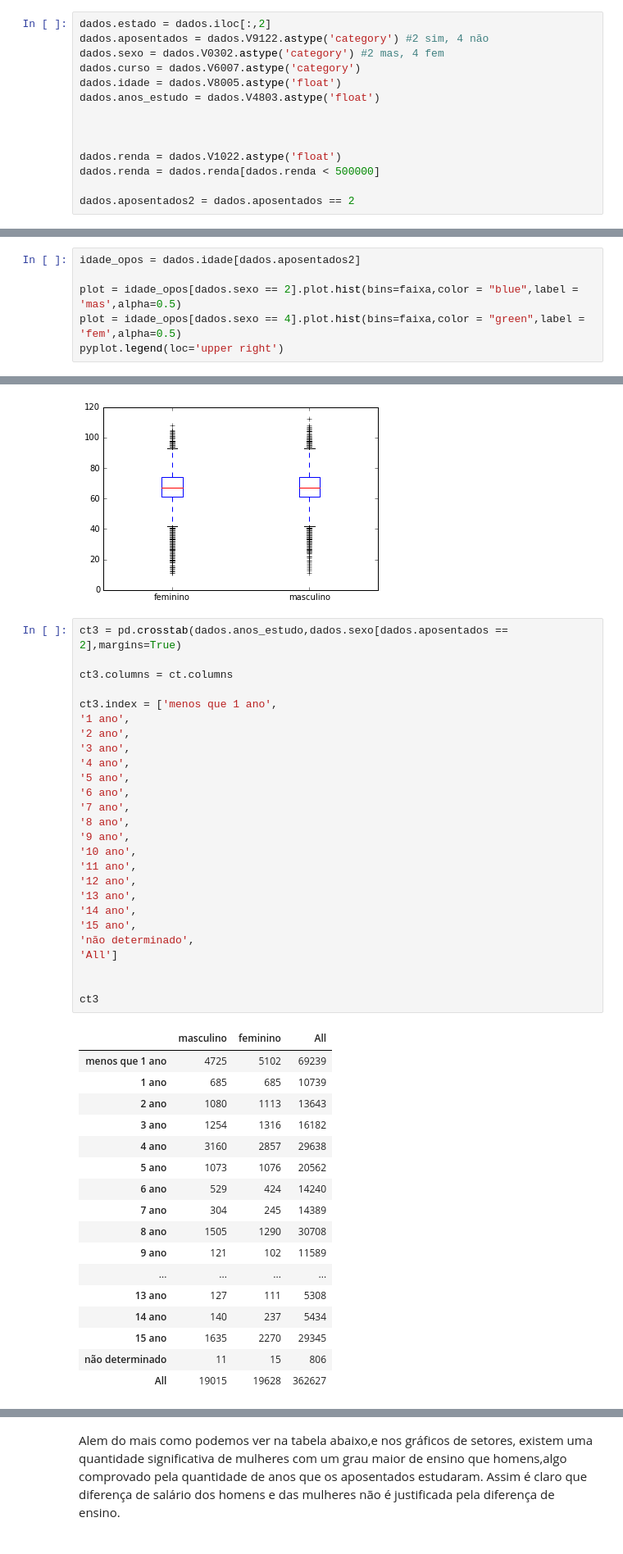
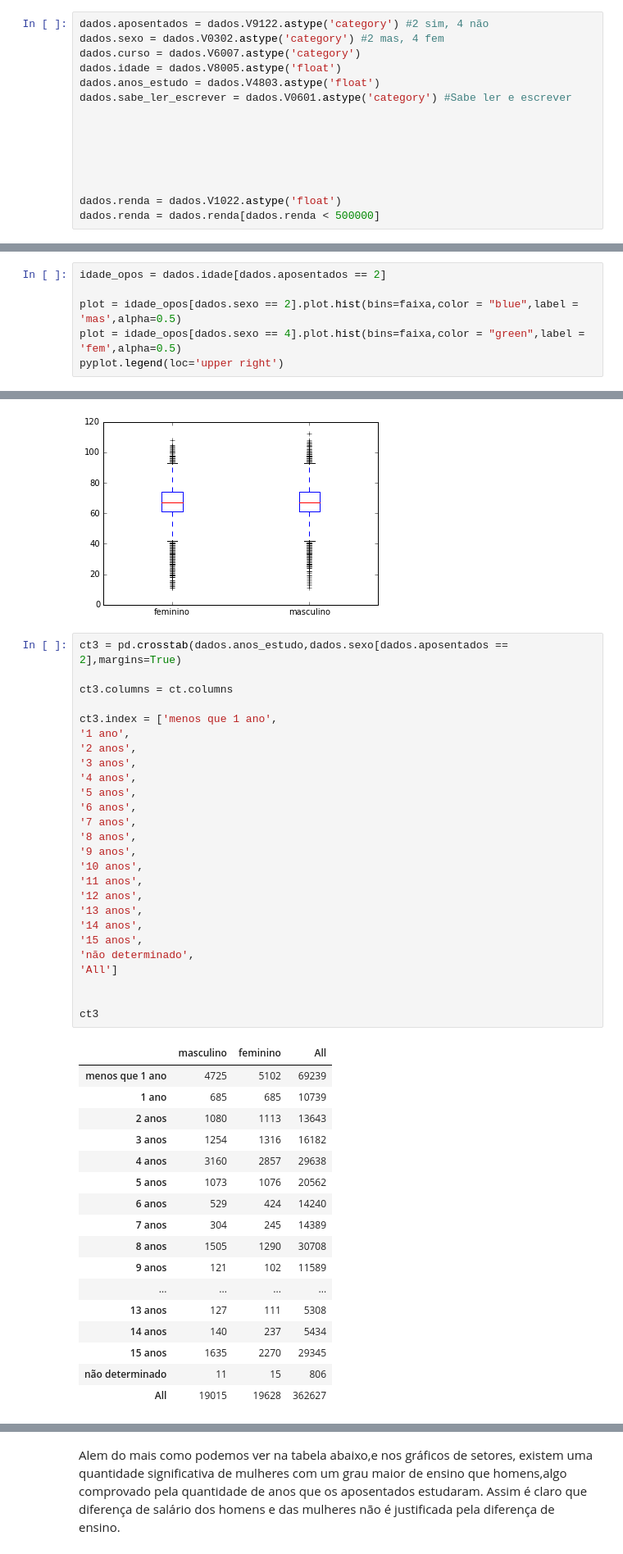
Before and after one commit to Formulos/CD, a Jupyter notebook: Projeto 1/Projeto 1.ipynb, the cells around one changed output, grey strips where cells are left out. Shown: that part at 82% size. Drawn from its saved outputs; the diff is of its cells as text.

```diff
--- a/Projeto 1/Projeto 1.ipynb
+++ b/Projeto 1/Projeto 1.ipynb
@@ -41,17 +43,18 @@ dados = dados[~ dados.x.isnull()] tira todos os null de x
 # %%
-dados.estado = dados.iloc[:,2]
 dados.aposentados = dados.V9122.astype('category') #2 sim, 4 não
 dados.sexo = dados.V0302.astype('category') #2 mas, 4 fem
 dados.curso = dados.V6007.astype('category')
 dados.idade = dados.V8005.astype('float')
 dados.anos_estudo = dados.V4803.astype('float')
+dados.sabe_ler_escrever = dados.V0601.astype('category') #Sabe ler e escrever
+
+
+
 
 
 
 dados.renda = dados.V1022.astype('float')
 dados.renda = dados.renda[dados.renda < 500000]
-
-dados.aposentados2 = dados.aposentados == 2
 # %%
 
 """
@@ -214,6 +217,6 @@ x.round(decimals=0)
 dtype: float64
 # %%
-idade_opos = dados.idade[dados.aposentados2]
+idade_opos = dados.idade[dados.aposentados == 2]
 
 plot = idade_opos[dados.sexo == 2].plot.hist(bins=faixa,color = "blue",label = 'mas',alpha=0.5)
 plot = idade_opos[dados.sexo == 4].plot.hist(bins=faixa,color = "green",label = 'fem',alpha=0.5)
@@ -234,44 +237,44 @@ dados.idade_sexo.plot.box()
 # %%
 ct3 = pd.crosstab(dados.anos_estudo,dados.sexo[dados.aposentados == 2],margins=True)
 
 ct3.columns = ct.columns
 
 ct3.index = ['menos que 1 ano',
 '1 ano',
-'2 ano',
-'3 ano',
-'4 ano',
-'5 ano',
-'6 ano',
-'7 ano',
-'8 ano',
-'9 ano',
-'10 ano',
-'11 ano',
-'12 ano',
-'13 ano',
-'14 ano',
-'15 ano',
+'2 anos',
+'3 anos',
+'4 anos',
+'5 anos',
+'6 anos',
+'7 anos',
+'8 anos',
+'9 anos',
+'10 anos',
+'11 anos',
+'12 anos',
+'13 anos',
+'14 anos',
+'15 anos',
 'não determinado',
 'All']
 
 
 ct3
 # %% [output]
 |  | masculino | feminino | All |
 | menos que 1 ano | 4725 | 5102 | 69239 |
 | 1 ano | 685 | 685 | 10739 |
-| 2 ano | 1080 | 1113 | 13643 |
-| 3 ano | 1254 | 1316 | 16182 |
-| 4 ano | 3160 | 2857 | 29638 |
-| 5 ano | 1073 | 1076 | 20562 |
-| 6 ano | 529 | 424 | 14240 |
-| 7 ano | 304 | 245 | 14389 |
-| 8 ano | 1505 | 1290 | 30708 |
-| 9 ano | 121 | 102 | 11589 |
+| 2 anos | 1080 | 1113 | 13643 |
+| 3 anos | 1254 | 1316 | 16182 |
+| 4 anos | 3160 | 2857 | 29638 |
+| 5 anos | 1073 | 1076 | 20562 |
+| 6 anos | 529 | 424 | 14240 |
+| 7 anos | 304 | 245 | 14389 |
+| 8 anos | 1505 | 1290 | 30708 |
+| 9 anos | 121 | 102 | 11589 |
 | ... | ... | ... | ... |
-| 13 ano | 127 | 111 | 5308 |
-| 14 ano | 140 | 237 | 5434 |
-| 15 ano | 1635 | 2270 | 29345 |
+| 13 anos | 127 | 111 | 5308 |
+| 14 anos | 140 | 237 | 5434 |
+| 15 anos | 1635 | 2270 | 29345 |
 | não determinado | 11 | 15 | 806 |
 | All | 19015 | 19628 | 362627 |
```
Also changed, not shown: parts of 9 cells of this notebook.
